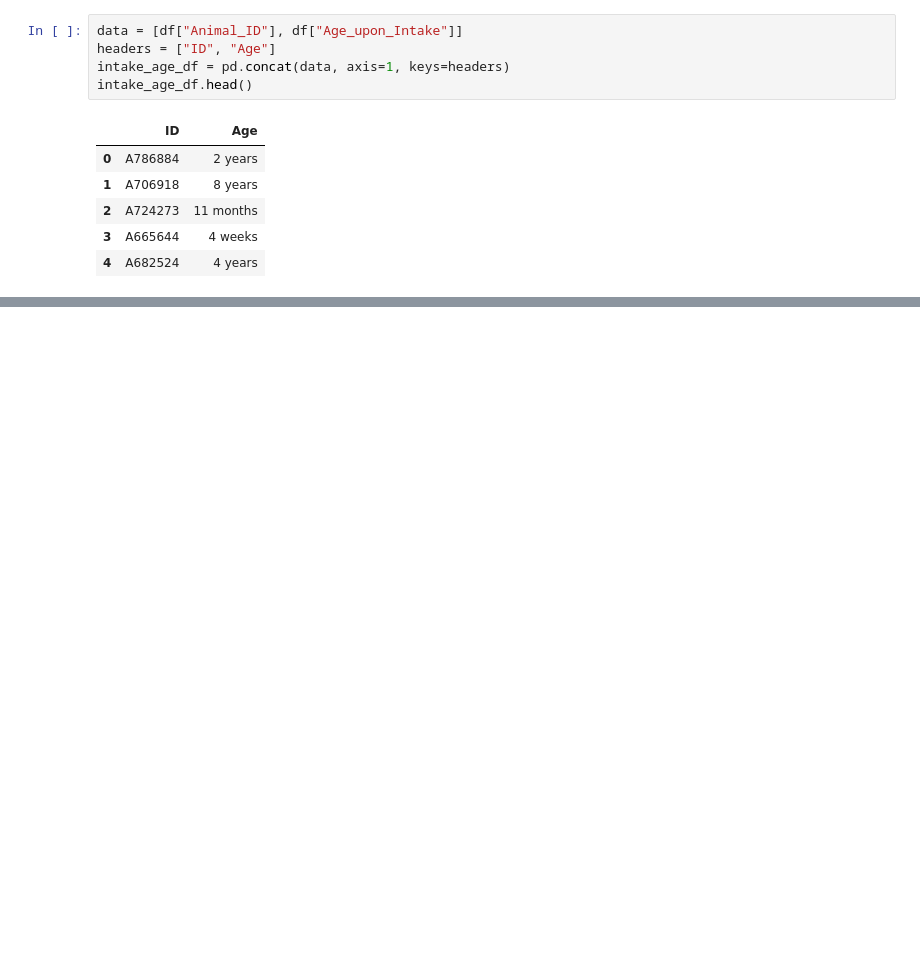
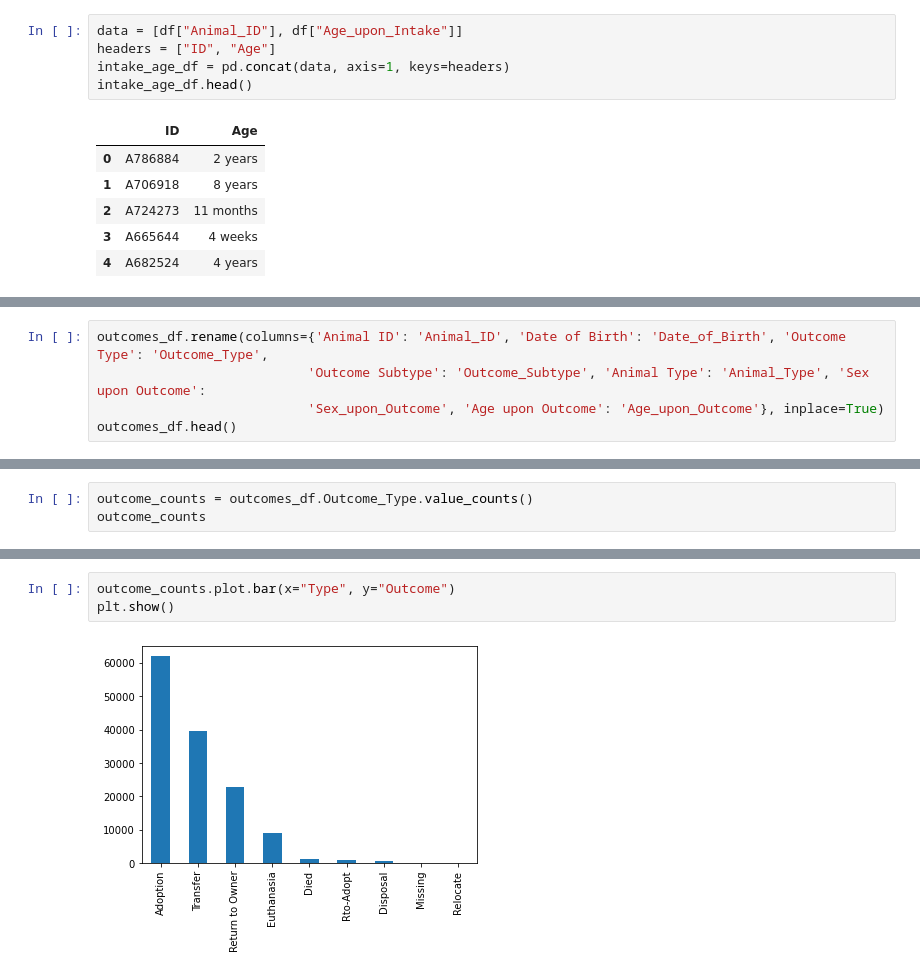
Before and after one commit to M-Outlaw/BootCamp-Mod-20-Animal_Shelter_Analysis, a Jupyter notebook: Intakes_Analysis.ipynb, the cells around one changed output, grey strips where cells are left out. Cells and saved outputs as stored; diff of their text form; blank space fills up the shorter version.

```diff
--- a/Intakes_Analysis.ipynb
+++ b/Intakes_Analysis.ipynb
@@ -378,0 +410,5 @@ Name: Age_in_Years, dtype: int64
+# %%
+outcomes_df.rename(columns={'Animal ID': 'Animal_ID', 'Date of Birth': 'Date_of_Birth', 'Outcome Type': 'Outcome_Type',
+                           'Outcome Subtype': 'Outcome_Subtype', 'Animal Type': 'Animal_Type', 'Sex upon Outcome':
+                           'Sex_upon_Outcome', 'Age upon Outcome': 'Age_upon_Outcome'}, inplace=True)
+outcomes_df.head()
@@ -378,0 +422,3 @@ Name: Age_in_Years, dtype: int64
+# %%
+outcome_counts = outcomes_df.Outcome_Type.value_counts()
+outcome_counts
@@ -378,0 +436,5 @@ Name: Age_in_Years, dtype: int64
+# %%
+outcome_counts.plot.bar(x="Type", y="Outcome")
+plt.show()
+# %% [output]
+[figure, added]
```
Also changed, not shown: parts of 21 cells of this notebook.
